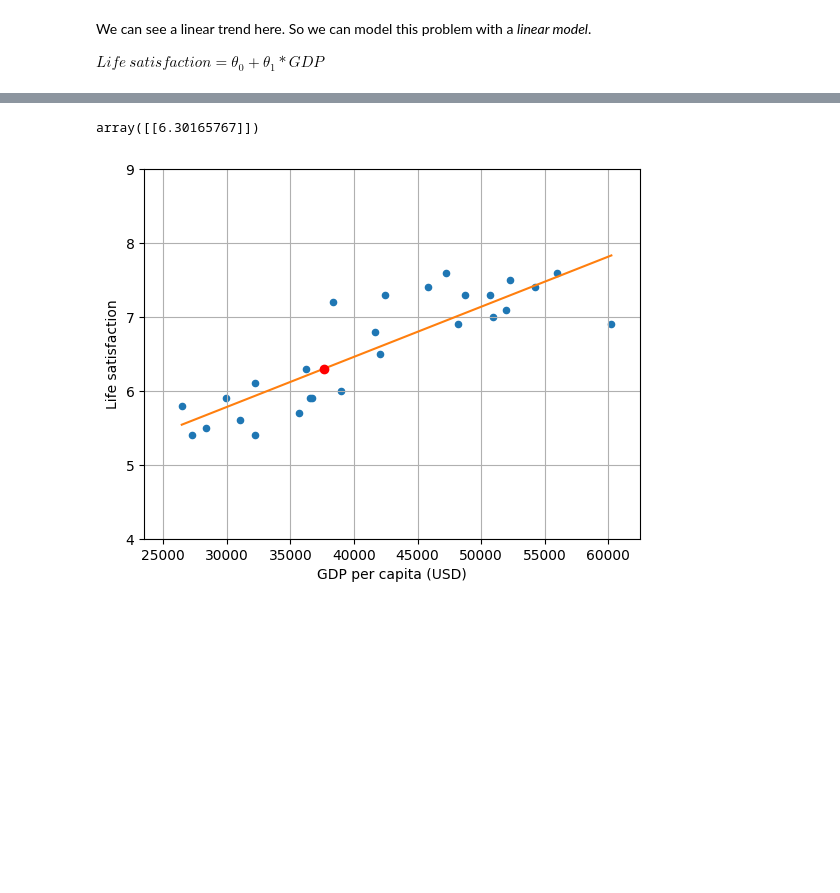
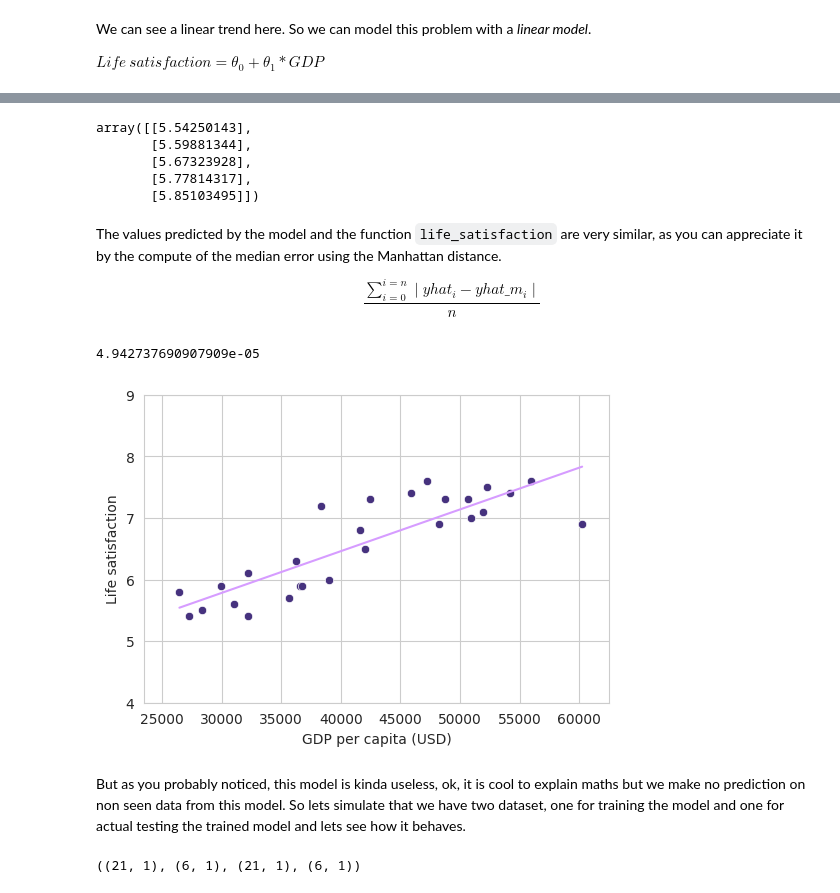
Before and after one commit to wilberquito/ML, a Jupyter notebook: linear-regression/life-sat/Life-Satisfaction.ipynb, the cells around one changed output, grey strips where cells are left out. Drawn from its saved outputs; the diff is of its cells as text; code cells hidden in the pictures; blank space fills up the shorter version.

```diff
--- a/linear-regression/life-sat/Life-Satisfaction.ipynb
+++ b/linear-regression/life-sat/Life-Satisfaction.ipynb
@@ -101,14 +166,45 @@ plt.show()
-# %%
-x_new = [[37_655.2]]
-y_new = model.predict(x_new)
-y_new
-# %% [output]
-array([[6.30165767]])
-# %%
-lifesat.plot(kind="scatter", grid=True,  x="GDP per capita (USD)", y="Life satisfaction")
-plt.axis([23_500, 62_500, 4, 9])
-plt.plot(X, yhat, color="#ff7f0e")
-plt.plot(x_new, y_new, "ro")
-plt.show()
-# %% [output]
-[figure, removed]
+# %%
+yhat_m = model.predict(X)
+yhat_m[:5]
+# %% [output]
+array([[5.54250143],
+       [5.59881344],
+       [5.67323928],
+       [5.77814317],
+       [5.85103495]])
+# %% [markdown]
+The values predicted by the model and the function `life_satisfaction`
+are very similar, as you can appreciate it by the compute of the median error using the Manhattan distance.
+
+$$
+\frac {{\sum_{i=0}^{i=n}} \mid yhat_i - yhat\_m_i \mid} {n}
+$$
+# %%
+err = np.abs(np.sum((yhat - yhat_m))) / len(yhat)
+err
+# %% [output]
+4.942737690907909e-05
+# %%
+fig, ax = plt.subplots(1, 1, figsize=(6, 4))
+
+sns.lineplot(x=X.ravel(), y=yhat.ravel(), color="#d69cff")
+sns.scatterplot(x=X.ravel(), y=y.ravel())
+
+ax.set_xlim([xmin, xmax])
+ax.set_ylim([ymin, ymax])
+ax.set_xlabel("GDP per capita (USD)")
+ax.set_ylabel("Life satisfaction")
+
+
+plt.show()
+# %% [output]
+[figure, added]
+# %% [markdown]
+But as you probably noticed, this model is kinda useless, ok, it is cool to explain maths but we make no prediction on non seen data from this model. So lets simulate that we have two dataset, one for training the model and one for actual testing the trained model and lets see how it behaves.
+# %%
+X_train, X_test, y_train, y_test = train_test_split(
+    X, y, test_size=0.2, random_state=42
+)
+X_train.shape, X_test.shape, y_train.shape, y_test.shape
+# %% [output]
+((21, 1), (6, 1), (21, 1), (6, 1))
```
Also changed, not shown: parts of 26 cells of this notebook, 1 other file.
